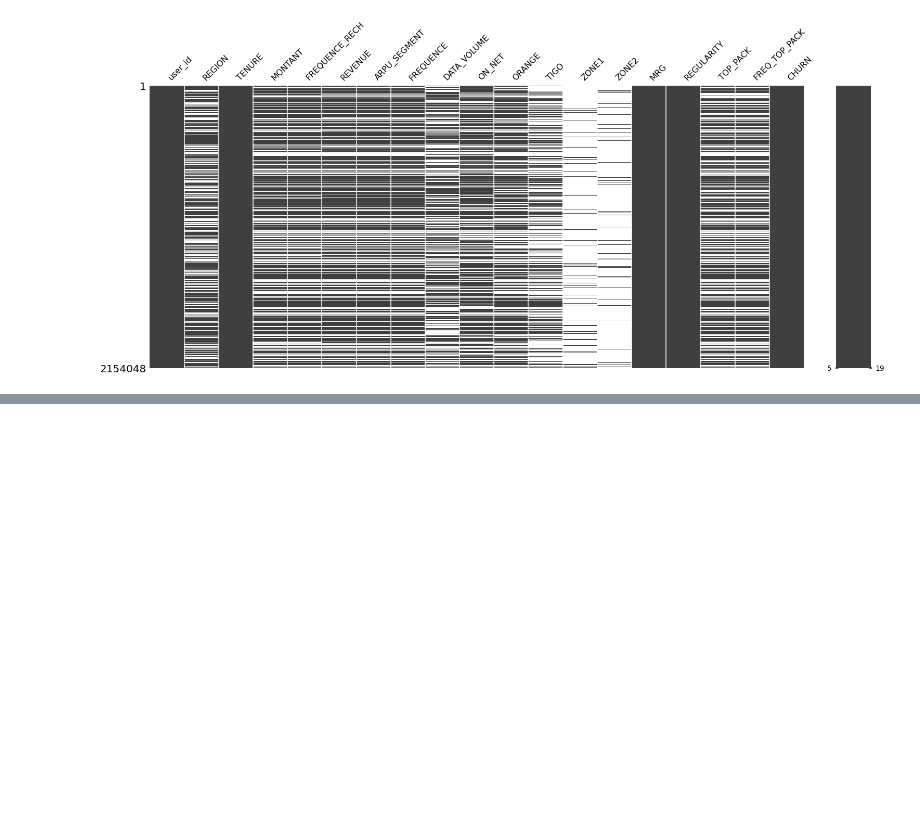
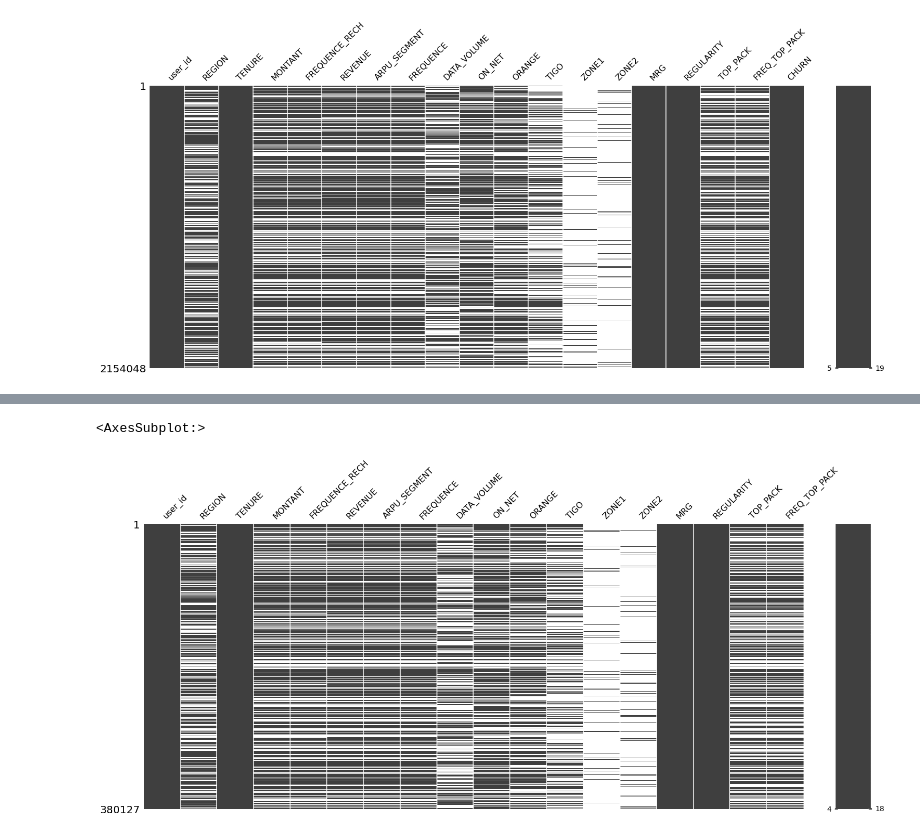
Before and after one commit to Kwabena-Kobiri/Expresso-prediction, a Jupyter notebook: Expresso_Churn_Prediction_With_Tensorflow.ipynb, the cells around one changed output, grey strips where cells are left out. Cells and saved outputs as stored; diff of their text form; code cells hidden in the pictures; blank space fills up the shorter version.

Commit message:
Constructed a structure for carrying out data preprocessing on the Train and Test datasets

```diff
--- a/Expresso_Churn_Prediction_With_Tensorflow.ipynb
+++ b/Expresso_Churn_Prediction_With_Tensorflow.ipynb
@@ -151,0 +180,6 @@ msno.matrix(Train)
+# %%
+# Viewing missing values in the Test data set
+msno.matrix(Test)
+# %% [output]
+<AxesSubplot:>
+[figure, added]
```
Also changed, not shown: parts of 9 cells of this notebook.
